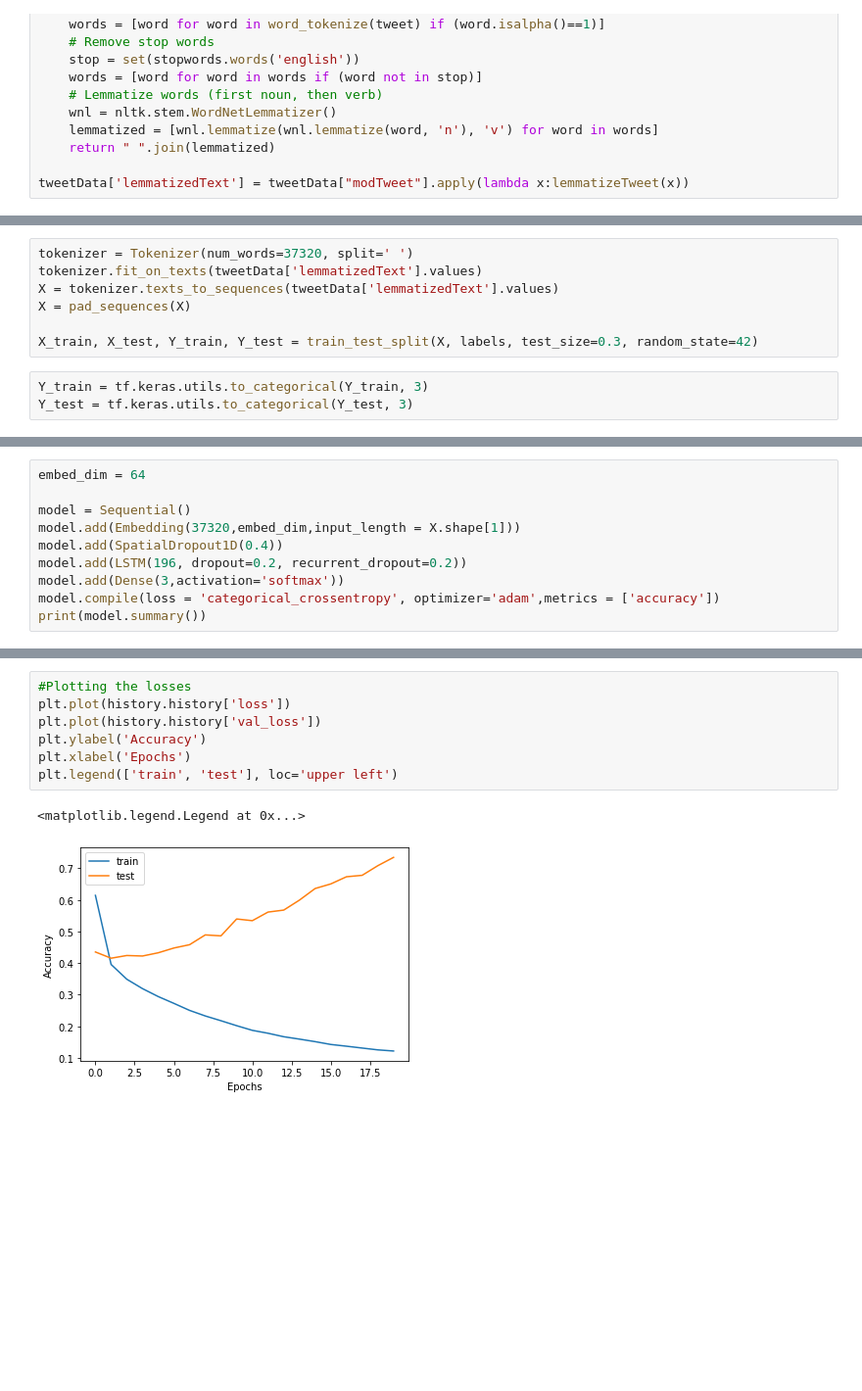
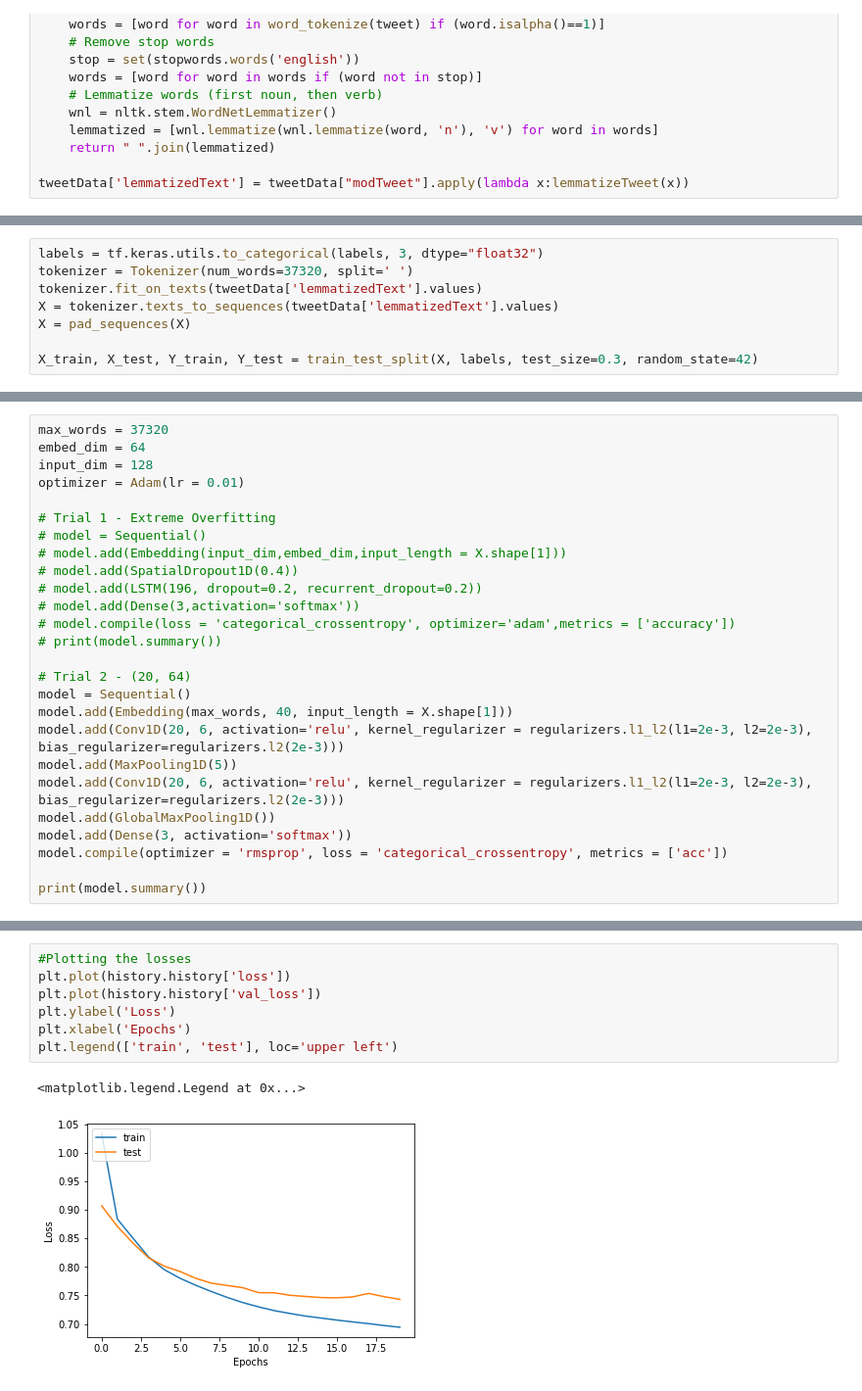
Before and after one commit to aish21/CE-CZ-4045-Natural-Language-Processing-NLP, a Jupyter notebook: scripts/NN_Supervised_Learning.ipynb, the cells around one changed output, grey strips where cells are left out. Shown at 98% size. Saved outputs shown, nothing was run; the diff lists cells and outputs as text; blank space fills up the shorter version.

Commit message:
Add trained neural network models

```diff
--- a/scripts/NN_Supervised_Learning.ipynb
+++ b/scripts/NN_Supervised_Learning.ipynb
@@ -124,10 +122,8 @@ print(len(wordsSet))
 # %%
+labels = tf.keras.utils.to_categorical(labels, 3, dtype="float32")
 tokenizer = Tokenizer(num_words=37320, split=' ')
 tokenizer.fit_on_texts(tweetData['lemmatizedText'].values)
 X = tokenizer.texts_to_sequences(tweetData['lemmatizedText'].values)
 X = pad_sequences(X)
 
 X_train, X_test, Y_train, Y_test = train_test_split(X, labels, test_size=0.3, random_state=42)
-# %%
-Y_train = tf.keras.utils.to_categorical(Y_train, 3)
-Y_test = tf.keras.utils.to_categorical(Y_test, 3)
@@ -134,11 +134,27 @@ Y_test = tf.keras.utils.to_categorical(Y_test, 3)
 # %%
+max_words = 37320
 embed_dim = 64
+input_dim = 128
+optimizer = Adam(lr = 0.01)
 
+# Trial 1 - Extreme Overfitting
+# model = Sequential()
+# model.add(Embedding(input_dim,embed_dim,input_length = X.shape[1]))
+# model.add(SpatialDropout1D(0.4))
+# model.add(LSTM(196, dropout=0.2, recurrent_dropout=0.2))
+# model.add(Dense(3,activation='softmax'))
+# model.compile(loss = 'categorical_crossentropy', optimizer='adam',metrics = ['accuracy'])
+# print(model.summary())
+
+# Trial 2 - (20, 64)
 model = Sequential()
-model.add(Embedding(37320,embed_dim,input_length = X.shape[1]))
-model.add(SpatialDropout1D(0.4))
-model.add(LSTM(196, dropout=0.2, recurrent_dropout=0.2))
-model.add(Dense(3,activation='softmax'))
-model.compile(loss = 'categorical_crossentropy', optimizer='adam',metrics = ['accuracy'])
+model.add(Embedding(max_words, 40, input_length = X.shape[1]))
+model.add(Conv1D(20, 6, activation='relu', kernel_regularizer = regularizers.l1_l2(l1=2e-3, l2=2e-3), bias_regularizer=regularizers.l2(2e-3)))
+model.add(MaxPooling1D(5))
+model.add(Conv1D(20, 6, activation='relu', kernel_regularizer = regularizers.l1_l2(l1=2e-3, l2=2e-3), bias_regularizer=regularizers.l2(2e-3)))
+model.add(GlobalMaxPooling1D())
+model.add(Dense(3, activation='softmax'))
+model.compile(optimizer = 'rmsprop', loss = 'categorical_crossentropy', metrics = ['acc'])
+
 print(model.summary())
 # %% [output]
@@ -192,11 +208,11 @@ plt.legend(['train', 'test'], loc='upper left')
 # %%
 #Plotting the losses
 plt.plot(history.history['loss'])
 plt.plot(history.history['val_loss'])
-plt.ylabel('Accuracy')
+plt.ylabel('Loss')
 plt.xlabel('Epochs')
 plt.legend(['train', 'test'], loc='upper left')
 # %% [output]
 <matplotlib.legend.Legend at 0x...>
-[figure, old version]
+[figure, new version]
 # %%
```
Also changed, not shown: parts of 12 cells of this notebook, 16 other files.
